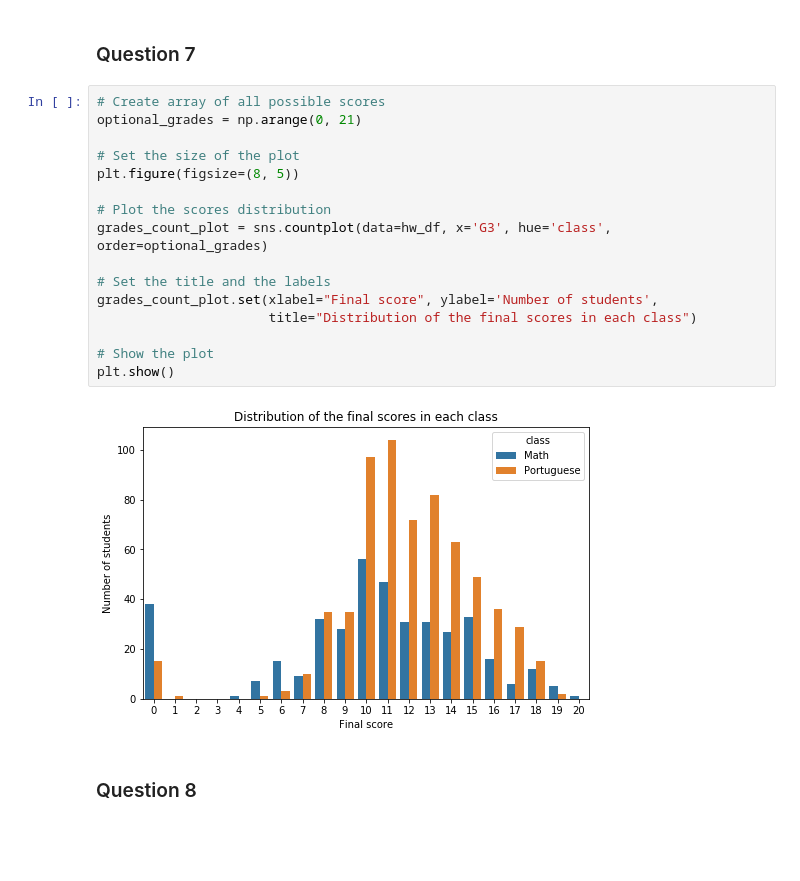
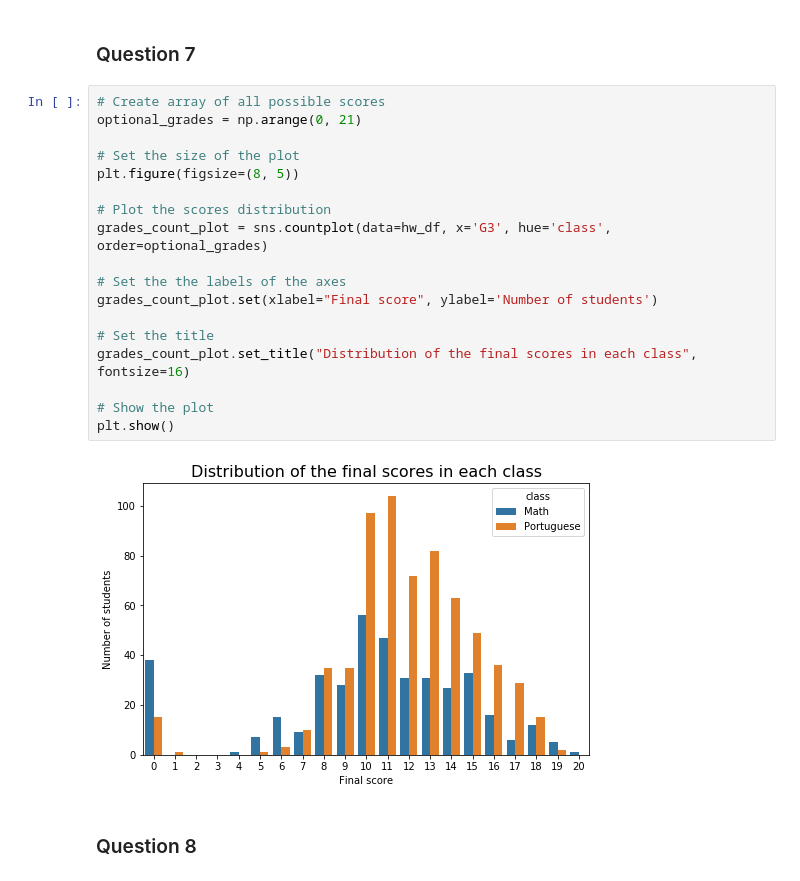
Before and after one commit to dvir019/Introduction_to_Data_Analysis-HW2, a Jupyter notebook: HW2_212234637_324270883.ipynb, the cells around one changed output. Saved outputs shown, nothing was run; the diff lists cells and outputs as text; blank space fills up the shorter version.

```diff
--- a/HW2_212234637_324270883.ipynb
+++ b/HW2_212234637_324270883.ipynb
@@ -57,21 +65,23 @@ ages_hist.set(ylabel="Number of students")
 # %%
 # Create array of all possible scores
 optional_grades = np.arange(0, 21)
 
 # Set the size of the plot
 plt.figure(figsize=(8, 5))
 
 # Plot the scores distribution
 grades_count_plot = sns.countplot(data=hw_df, x='G3', hue='class', order=optional_grades)
 
-# Set the title and the labels
-grades_count_plot.set(xlabel="Final score", ylabel='Number of students',
-                      title="Distribution of the final scores in each class")
+# Set the the labels of the axes
+grades_count_plot.set(xlabel="Final score", ylabel='Number of students')
+
+# Set the title
+grades_count_plot.set_title("Distribution of the final scores in each class", fontsize=16)
 
 # Show the plot
 plt.show()
 # %% [output]
-[figure, old version]
+[figure, new version]
 # %% [markdown]
 ### Question 8
 # %% [markdown]
```
Also changed, not shown: parts of 2 cells of this notebook.
